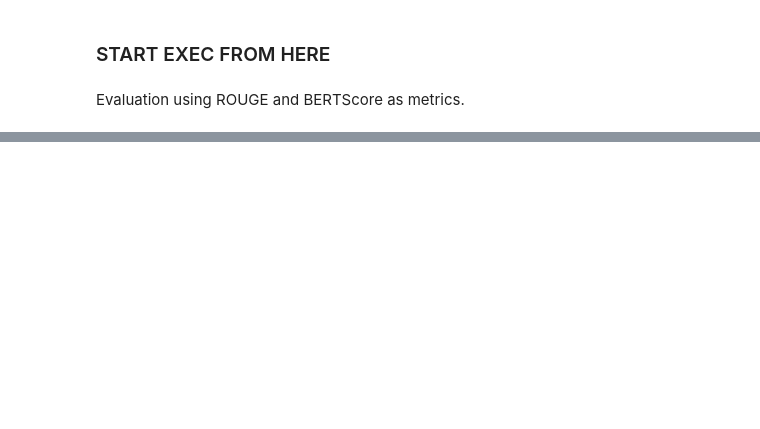
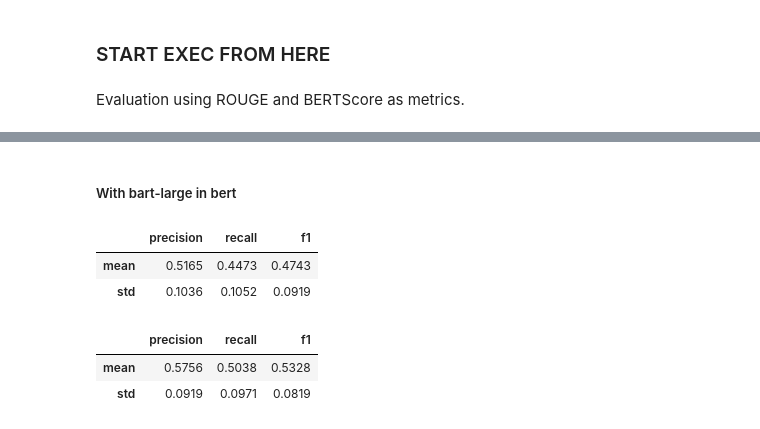
Before and after one commit to TheOnesThatWereAbroad/PodcastSummarization, a Jupyter notebook: abstractive_podcast_summarization.ipynb, the cells around one changed output, grey strips where cells are left out. Saved outputs shown, nothing was run; the diff lists cells and outputs as text; code cells hidden in the pictures; blank space fills up the shorter version.

```diff
--- a/abstractive_podcast_summarization.ipynb
+++ b/abstractive_podcast_summarization.ipynb
@@ -1204,0 +1272,17 @@ F1: 0.8446694778233039
+# %% [markdown]
+##### With bart-large in bert
+# %%
+# compute the BERT score
+bertscore_ft = bertscore_evaluation(predictions_ft, references_ft, idf_weighting=True)
+bertscore_ft
+# %% [output]
+|  | precision | recall | f1 |
+| mean | 0.5165 | 0.4473 | 0.4743 |
+| std | 0.1036 | 0.1052 | 0.0919 |
+# %%
+bertscore_ft = bertscore_evaluation(predictions_ft, references_ft, idf_weighting=False)
+bertscore_ft
+# %% [output]
+|  | precision | recall | f1 |
+| mean | 0.5756 | 0.5038 | 0.5328 |
+| std | 0.0919 | 0.0971 | 0.0819 |
```
Also changed, not shown: parts of 41 cells of this notebook, 1 other file.
